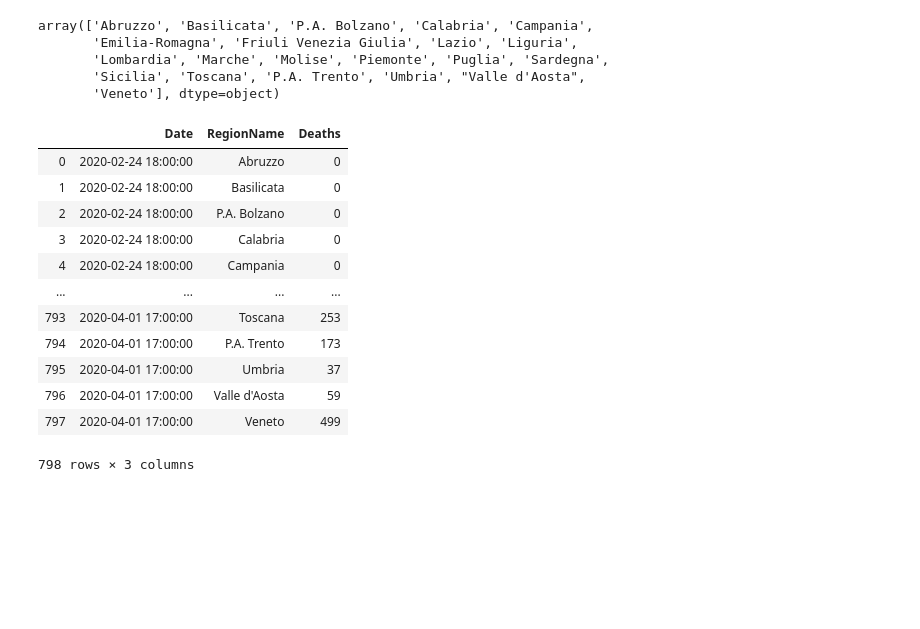
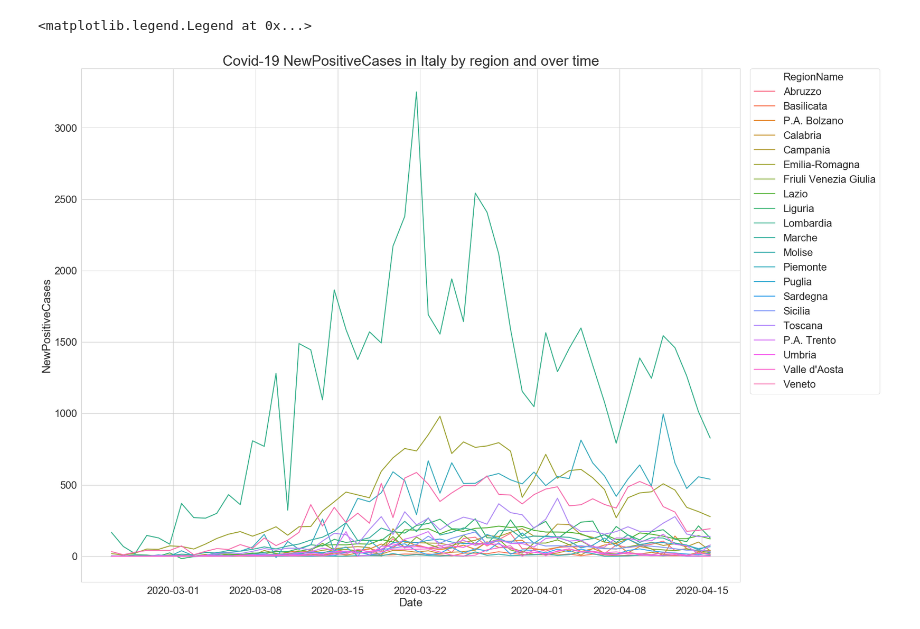
Before and after one commit to PerLiljekvist/Python-Pandas-Italy-Corona, a Jupyter notebook: Italy Covid-19.ipynb, the cells around one changed output. Drawn from its saved outputs; the diff is of its cells as text; code cells hidden in the pictures; blank space fills up the shorter version.

Commit message:
Added Italy Split

```diff
--- a/Italy Covid-19.ipynb
+++ b/Italy Covid-19.ipynb
@@ -56,24 +42,0 @@ Italy_covid19_df.tail(10)
-# %%
-#bin italy in Northern, Mid and southern regions
-
-conditions = [
-    (Italy_covid19_df['RegionName'] == "Lombardia"),
-    (Italy_covid19_df['RegionName'] == "Veneto"),
-    (Italy_covid19_df['RegionName'] == "Piemonte"),
-    (Italy_covid19_df['RegionName'] == "Valle d'Aosta"),
-    (Italy_covid19_df['RegionName'] == "Liguria"),
-    (Italy_covid19_df['RegionName'] == "Toscana"),
-    (Italy_covid19_df['RegionName'] == "Emilia Romagna"),
-    (Italy_covid19_df['RegionName'] == "P.A. Trento")]
-
-choices = ['North', 'North', 'North', 'North', 'North', 'North', 'North', 'North']
-
-Italy_covid19_df['SouthMidNorth'] = np.select(conditions, choices, default='null')
-
-Italy_covid19_df[Italy_covid19_df['RegionName'].isin(['Lombardia',
-                                                      'Veneto',
-                                                      'Piemonte',
-                                                      'Valle d\'Aosta',
-                                                      'Toscana',
-                                                       'Emilia Romagna',
-                                                       'P.A. Trento'])]
@@ -94,30 +43,2 @@ Italy_covid19_df[Italy_covid19_df['RegionName'].isin(['Lombardia',
 # %%
-Italy_covid19_df["RegionName"].unique()
+#Italy_covid19_df["RegionName"].unique()
-# %% [output]
-array(['Abruzzo', 'Basilicata', 'P.A. Bolzano', 'Calabria', 'Campania',
-       'Emilia-Romagna', 'Friuli Venezia Giulia', 'Lazio', 'Liguria',
-       'Lombardia', 'Marche', 'Molise', 'Piemonte', 'Puglia', 'Sardegna',
-       'Sicilia', 'Toscana', 'P.A. Trento', 'Umbria', "Valle d'Aosta",
-       'Veneto'], dtype=object)
-# %%
-#death decimated df by region and date
-
-deaths_df = Italy_covid19_df
-
-deaths_df = Italy_covid19_df[['Date', 'RegionName', 'Deaths']]
-
-deaths_df
-# %% [output]
-|  | Date | RegionName | Deaths |
-| 0 | 2020-02-24 18:00:00 | Abruzzo | 0 |
-| 1 | 2020-02-24 18:00:00 | Basilicata | 0 |
-| 2 | 2020-02-24 18:00:00 | P.A. Bolzano | 0 |
-| 3 | 2020-02-24 18:00:00 | Calabria | 0 |
-| 4 | 2020-02-24 18:00:00 | Campania | 0 |
-| ... | ... | ... | ... |
-| 793 | 2020-04-01 17:00:00 | Toscana | 253 |
-| 794 | 2020-04-01 17:00:00 | P.A. Trento | 173 |
-| 795 | 2020-04-01 17:00:00 | Umbria | 37 |
-| 796 | 2020-04-01 17:00:00 | Valle d'Aosta | 59 |
-| 797 | 2020-04-01 17:00:00 | Veneto | 499 |
-798 rows × 3 columns
@@ -123,0 +85,20 @@ deaths_df
+# %%
+#deaths by region
+
+measure = 'NewPositiveCases'
+
+plt.figure(figsize=(25, 20))
+
+style = sns.set(style="whitegrid",
+        font_scale=2,
+        rc={"lines.linewidth": 2.0})
+sns.lineplot(x="Date",
+             y=measure,
+             hue="RegionName",
+             #palette="YlGnBu",
+             data=Italy_covid19_df).set_title( 'Covid-19 ' + measure + ' in Italy by region and over time',fontsize=30)
+
+plt.legend(bbox_to_anchor=(1.015, 1), loc=2, borderaxespad=0)
+# %% [output]
+<matplotlib.legend.Legend at 0x...>
+[figure, added]
```
Also changed, not shown: parts of 8 cells of this notebook.
